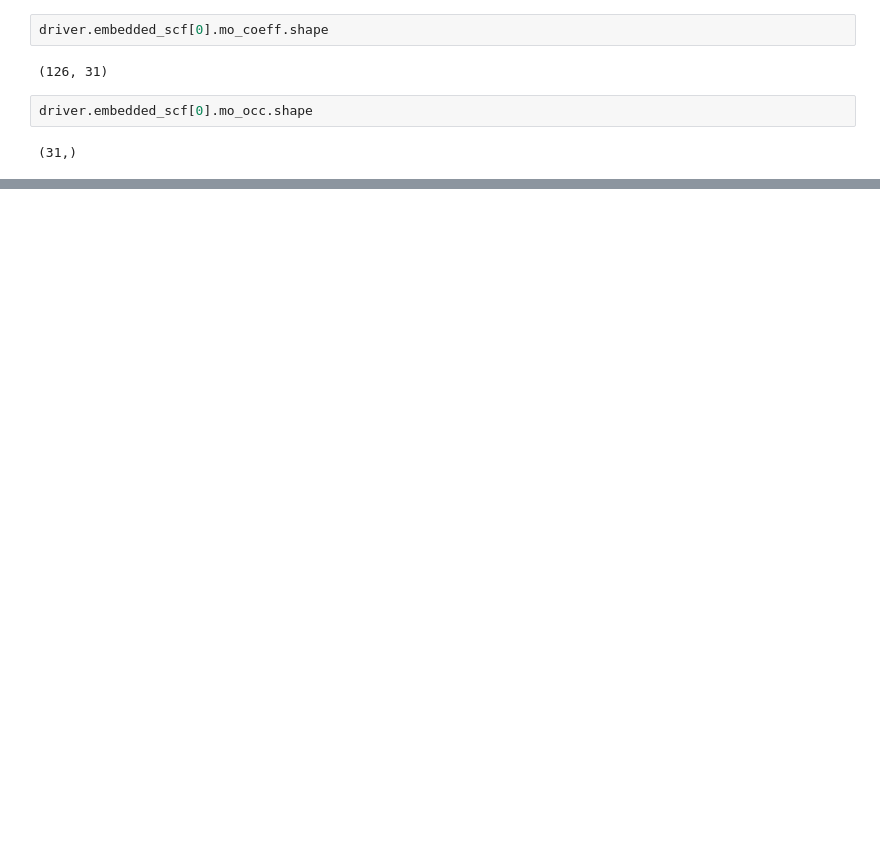
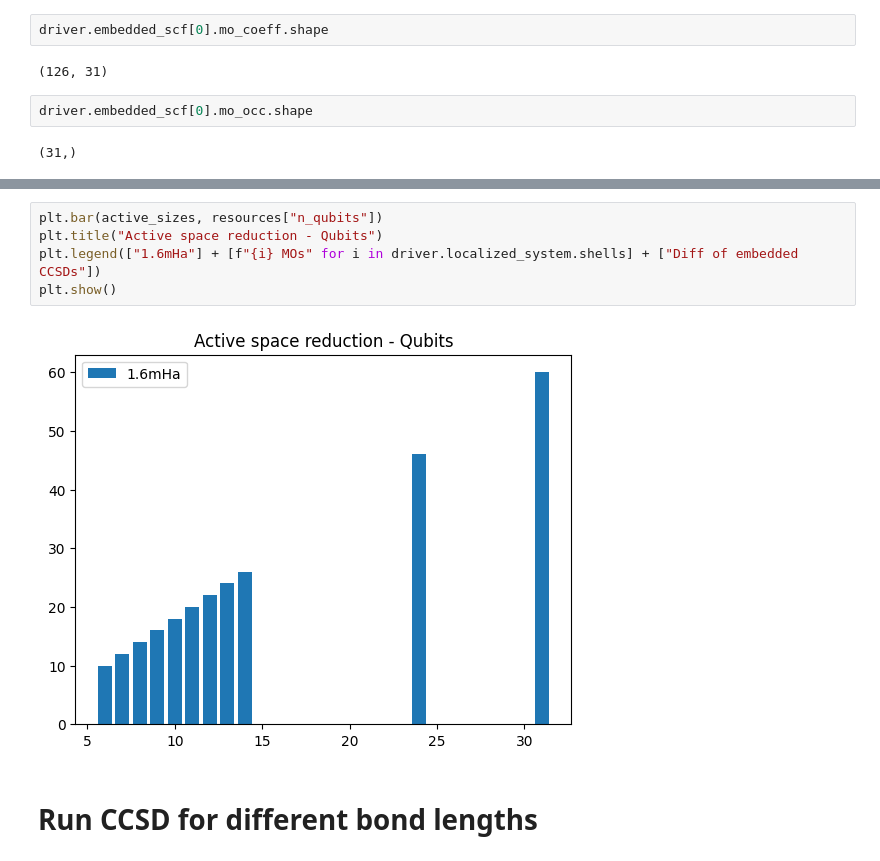
Before and after one commit to UCL-CCS/Nbed, a Jupyter notebook: pfas.ipynb, the cells around one changed output, grey strips where cells are left out. Cells and saved outputs as stored; diff of their text form; blank space fills up the shorter version.

```diff
--- a/pfas.ipynb
+++ b/pfas.ipynb
@@ -195,0 +270,9 @@ hb.build(taper=True, core_indices=[0,1,2], active_indices=[i for i in range(3,15
+# %%
+plt.bar(active_sizes, resources["n_qubits"])
+plt.title("Active space reduction - Qubits")
+plt.legend(["1.6mHa"] + [f"{i} MOs" for i in driver.localized_system.shells] + ["Diff of embedded CCSDs"])
+plt.show()
+# %% [output]
+[figure, added]
+# %% [markdown]
+# Run CCSD for different bond lengths
```
Also changed, not shown: parts of 18 cells of this notebook.
